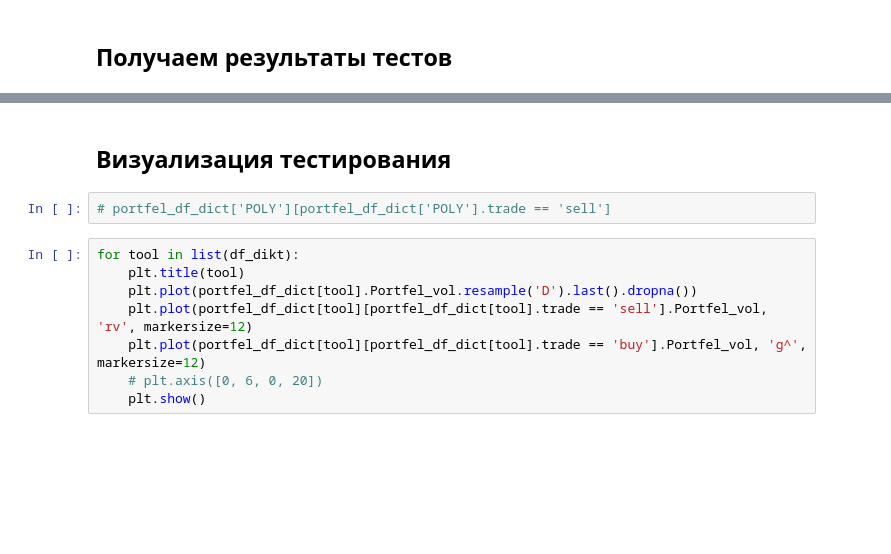
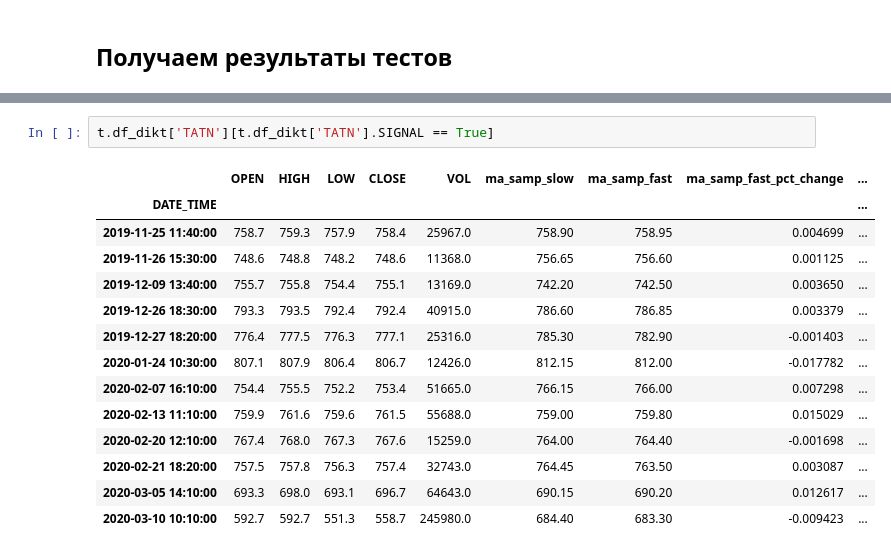
Before and after one commit to Mikhaylov-yv/Trad_histori_test, a Jupyter notebook: historical_test_2.ipynb, the cells around one changed output, grey strips where cells are left out. Drawn from its saved outputs; the diff is of its cells as text; blank space fills up the shorter version.

```diff
--- a/historical_test_2.ipynb
+++ b/historical_test_2.ipynb
@@ -115,12 +102,17 @@ for df_toll in list(df_dikt):
-# %% [markdown]
-## Визуализация тестирования
-# %%
-# portfel_df_dict['POLY'][portfel_df_dict['POLY'].trade == 'sell']
-# %%
-for tool in list(df_dikt):
-    plt.title(tool)
-    plt.plot(portfel_df_dict[tool].Portfel_vol.resample('D').last().dropna())
-    plt.plot(portfel_df_dict[tool][portfel_df_dict[tool].trade == 'sell'].Portfel_vol, 'rv', markersize=12)
-    plt.plot(portfel_df_dict[tool][portfel_df_dict[tool].trade == 'buy'].Portfel_vol, 'g^', markersize=12)
-    # plt.axis([0, 6, 0, 20])
-    plt.show()
+# %%
+t.df_dikt['TATN'][t.df_dikt['TATN'].SIGNAL == True]
+# %% [output]
+|  | OPEN | HIGH | LOW | CLOSE | VOL | ma_samp_slow | ma_samp_fast | ma_samp_fast_pct_change | ... |
+| DATE_TIME |  |  |  |  |  |  |  |  | ... |
+| 2019-11-25 11:40:00 | 758.7 | 759.3 | 757.9 | 758.4 | 25967.0 | 758.90 | 758.95 | 0.004699 | ... |
+| 2019-11-26 15:30:00 | 748.6 | 748.8 | 748.2 | 748.6 | 11368.0 | 756.65 | 756.60 | 0.001125 | ... |
+| 2019-12-09 13:40:00 | 755.7 | 755.8 | 754.4 | 755.1 | 13169.0 | 742.20 | 742.50 | 0.003650 | ... |
+| 2019-12-26 18:30:00 | 793.3 | 793.5 | 792.4 | 792.4 | 40915.0 | 786.60 | 786.85 | 0.003379 | ... |
+| 2019-12-27 18:20:00 | 776.4 | 777.5 | 776.3 | 777.1 | 25316.0 | 785.30 | 782.90 | -0.001403 | ... |
+| 2020-01-24 10:30:00 | 807.1 | 807.9 | 806.4 | 806.7 | 12426.0 | 812.15 | 812.00 | -0.017782 | ... |
+| 2020-02-07 16:10:00 | 754.4 | 755.5 | 752.2 | 753.4 | 51665.0 | 766.15 | 766.00 | 0.007298 | ... |
+| 2020-02-13 11:10:00 | 759.9 | 761.6 | 759.6 | 761.5 | 55688.0 | 759.00 | 759.80 | 0.015029 | ... |
+| 2020-02-20 12:10:00 | 767.4 | 768.0 | 767.3 | 767.6 | 15259.0 | 764.00 | 764.40 | -0.001698 | ... |
+| 2020-02-21 18:20:00 | 757.5 | 757.8 | 756.3 | 757.4 | 32743.0 | 764.45 | 763.50 | 0.003087 | ... |
+| 2020-03-05 14:10:00 | 693.3 | 698.0 | 693.1 | 696.7 | 64643.0 | 690.15 | 690.20 | 0.012617 | ... |
+| 2020-03-10 10:10:00 | 592.7 | 592.7 | 551.3 | 558.7 | 245980.0 | 684.40 | 683.30 | -0.009423 | ... |
```
Also changed, not shown: parts of 16 cells of this notebook, 2 other files.
